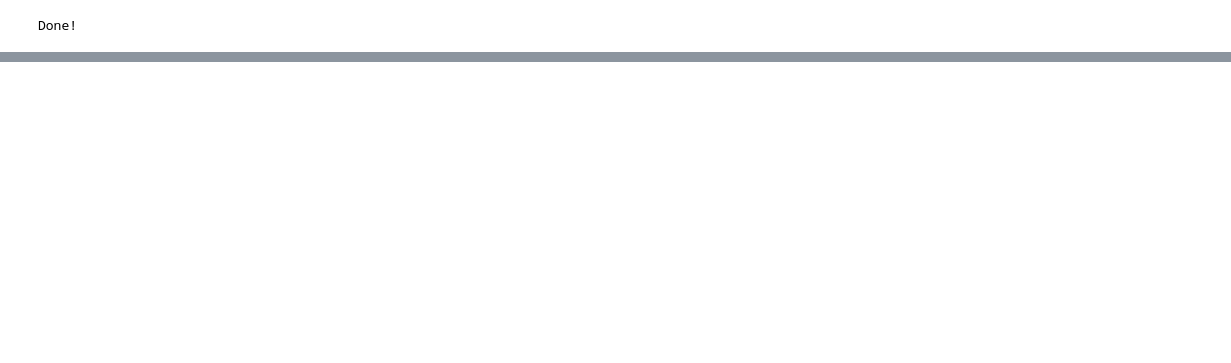
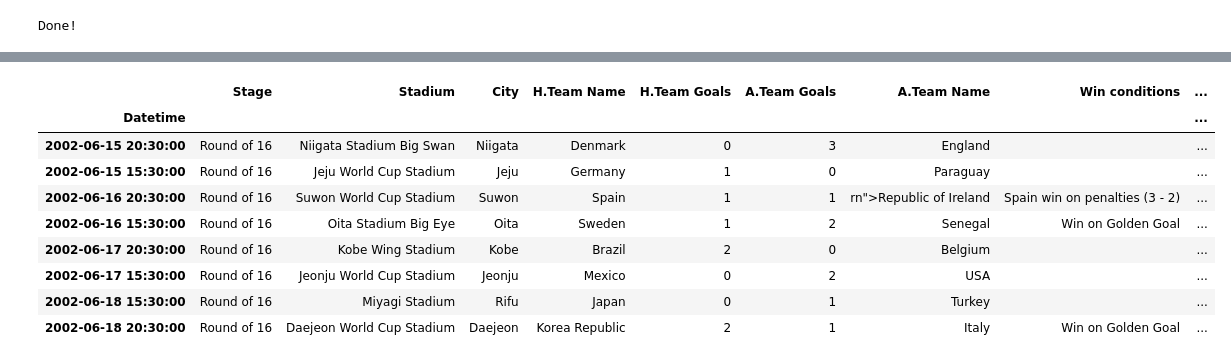
Before and after one commit to KitwanaSh/FIFA_WorldCups, a Jupyter notebook: wc_notebook.ipynb, the cells around one changed output, grey strips where cells are left out. Cells and saved outputs as stored; diff of their text form; code cells hidden in the pictures; blank space fills up the shorter version.

```diff
--- a/wc_notebook.ipynb
+++ b/wc_notebook.ipynb
@@ -22,0 +58,4 @@ df.head()
+# %%
+# We want to deal with the Worldcup tournement of 2002
+two_thousand_two = df[df.Year == 2002].iloc[:, :9]
+two_thousand_two.head()
@@ -22,0 +100,15 @@ df.head()
+# %%
+# To view the Round of 16 Stage
+rnd16_stg = two_thousand_two[two_thousand_two.Stage == 'Round of 16']
+rnd16_stg
+# %% [output]
+|  | Stage | Stadium | City | H.Team Name | H.Team Goals | A.Team Goals | A.Team Name | Win conditions | ... |
+| Datetime |  |  |  |  |  |  |  |  | ... |
+| 2002-06-15 20:30:00 | Round of 16 | Niigata Stadium Big Swan | Niigata | Denmark | 0 | 3 | England |  | ... |
+| 2002-06-15 15:30:00 | Round of 16 | Jeju World Cup Stadium | Jeju | Germany | 1 | 0 | Paraguay |  | ... |
+| 2002-06-16 20:30:00 | Round of 16 | Suwon World Cup Stadium | Suwon | Spain | 1 | 1 | rn">Republic of Ireland | Spain win on penalties (3 - 2) | ... |
+| 2002-06-16 15:30:00 | Round of 16 | Oita Stadium Big Eye | Oita | Sweden | 1 | 2 | Senegal | Win on Golden Goal | ... |
+| 2002-06-17 20:30:00 | Round of 16 | Kobe Wing Stadium | Kobe | Brazil | 2 | 0 | Belgium |  | ... |
+| 2002-06-17 15:30:00 | Round of 16 | Jeonju World Cup Stadium | Jeonju | Mexico | 0 | 2 | USA |  | ... |
+| 2002-06-18 15:30:00 | Round of 16 | Miyagi Stadium | Rifu | Japan | 0 | 1 | Turkey |  | ... |
+| 2002-06-18 20:30:00 | Round of 16 | Daejeon World Cup Stadium | Daejeon | Korea Republic | 2 | 1 | Italy | Win on Golden Goal | ... |
```
Also changed, not shown: parts of 9 cells of this notebook.
